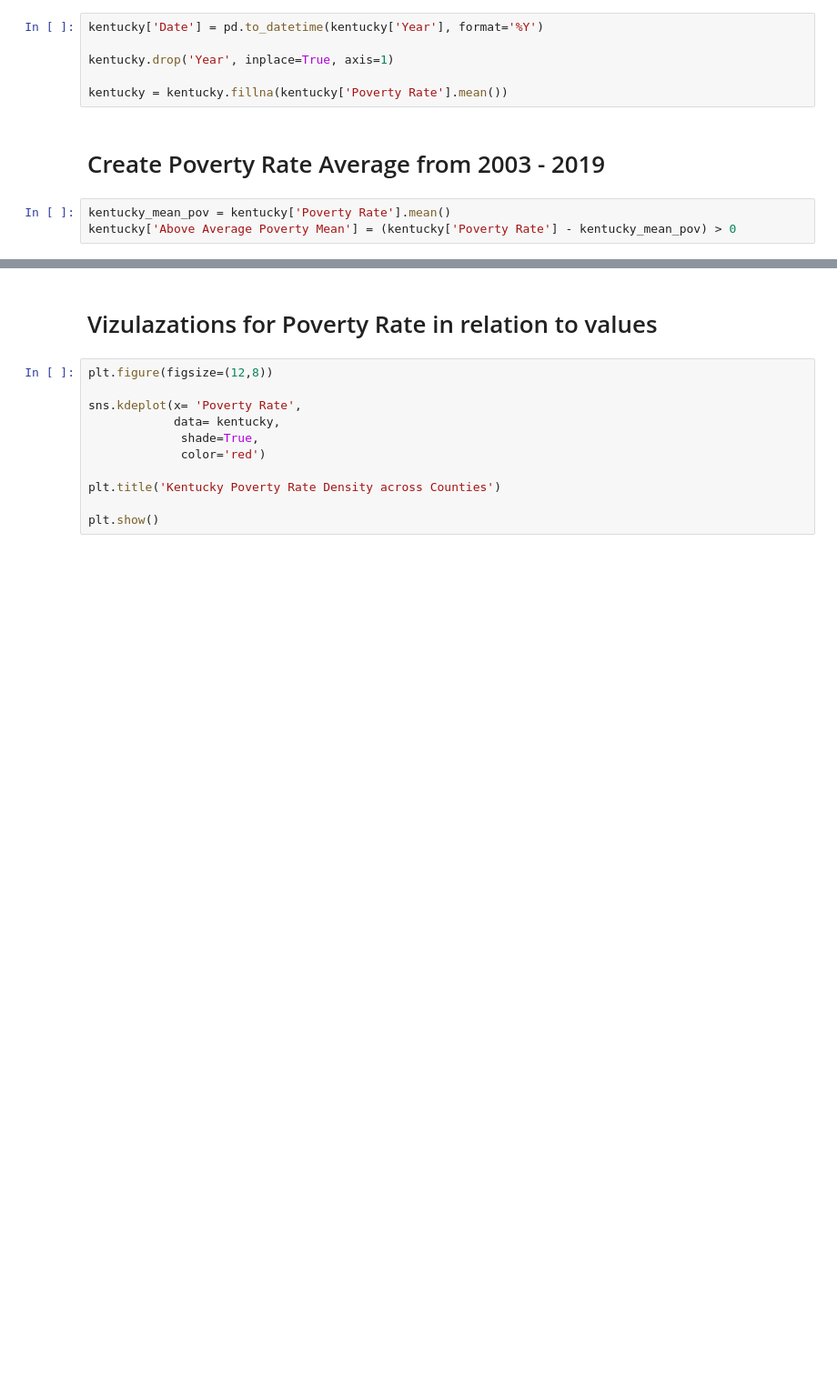
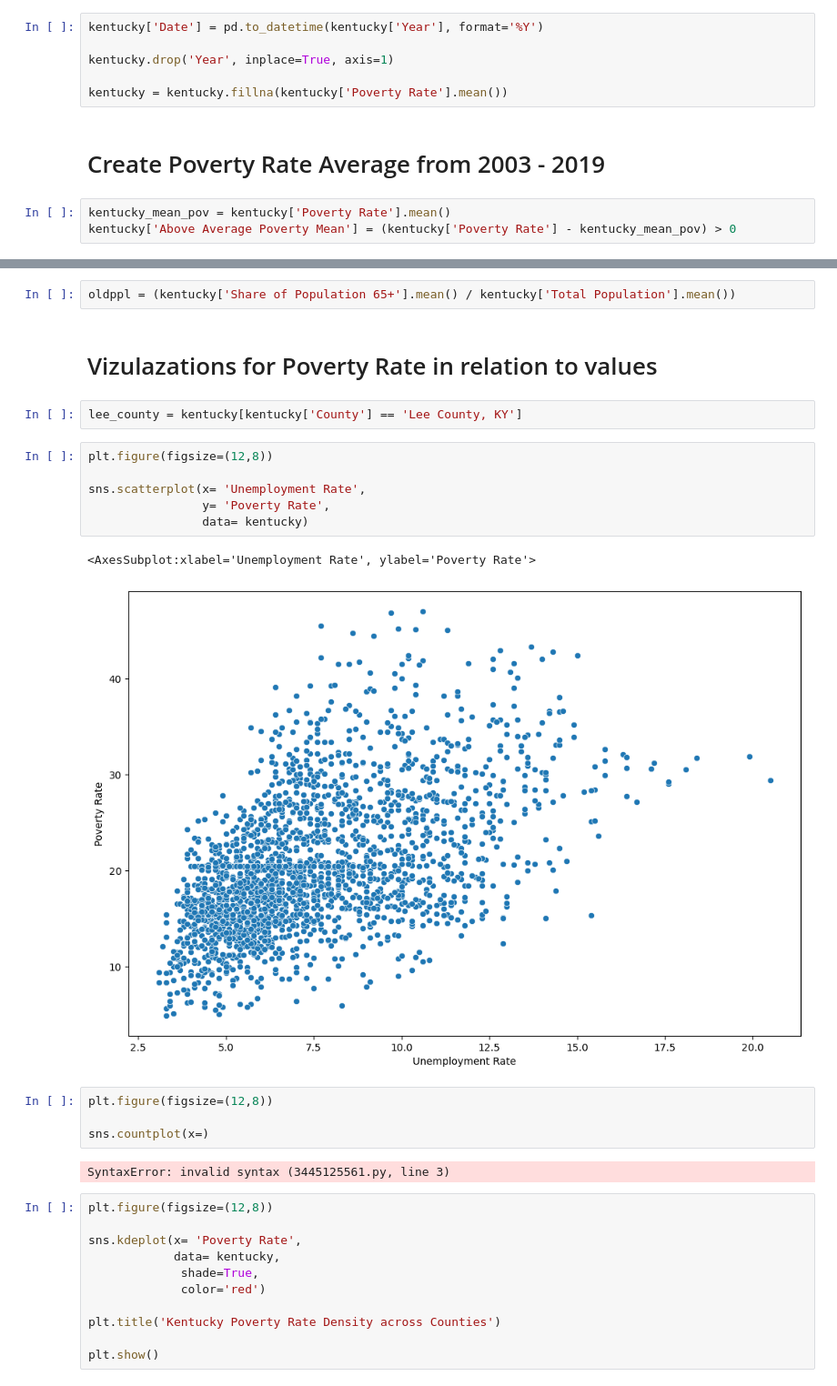
Before and after one commit to jsphotos205/Kentucky_Poverty_Rate, a Jupyter notebook: kentucky_unemployment_ml.ipynb, the cells around one changed output, grey strips where cells are left out. Shown at 91% size. Saved outputs shown, nothing was run; the diff lists cells and outputs as text; blank space fills up the shorter version.

```diff
--- a/kentucky_unemployment_ml.ipynb
+++ b/kentucky_unemployment_ml.ipynb
@@ -83,5 +87,24 @@ kentucky.sample(15)
+# %%
+oldppl = (kentucky['Share of Population 65+'].mean() / kentucky['Total Population'].mean())
 # %% [markdown]
 # Vizulazations for Poverty Rate in relation to values
+# %%
+lee_county = kentucky[kentucky['County'] == 'Lee County, KY']
+# %%
+plt.figure(figsize=(12,8))
+
+sns.scatterplot(x= 'Unemployment Rate',
+                y= 'Poverty Rate',
+                data= kentucky)
+# %% [output]
+<AxesSubplot:xlabel='Unemployment Rate', ylabel='Poverty Rate'>
+[figure, added]
+# %%
+plt.figure(figsize=(12,8))
+
+sns.countplot(x=)
+# %% [output]
+SyntaxError: invalid syntax (3445125561.py, line 3)
 # %%
 plt.figure(figsize=(12,8))
 
```
Also changed, not shown: parts of 2 cells of this notebook, 1 other file.
